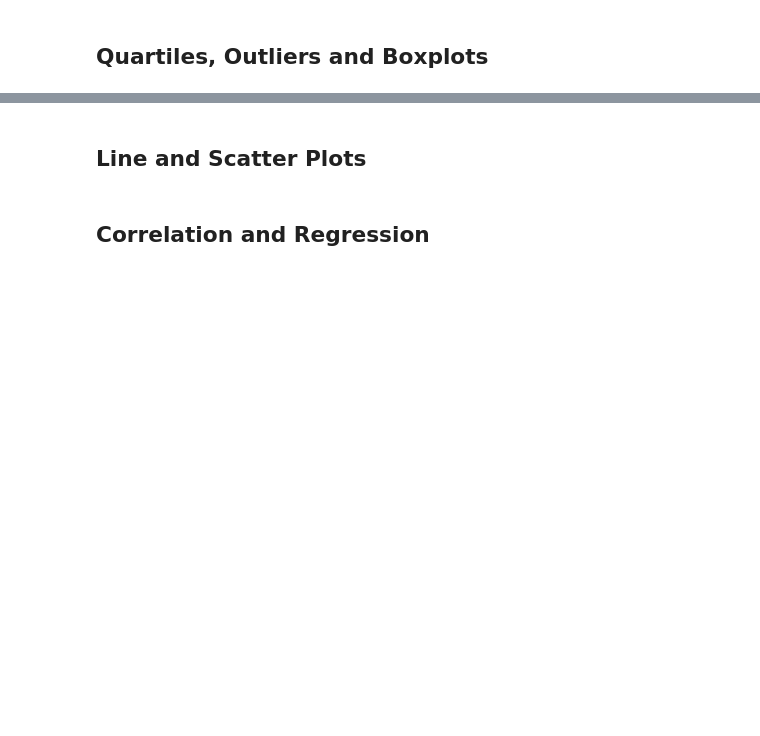
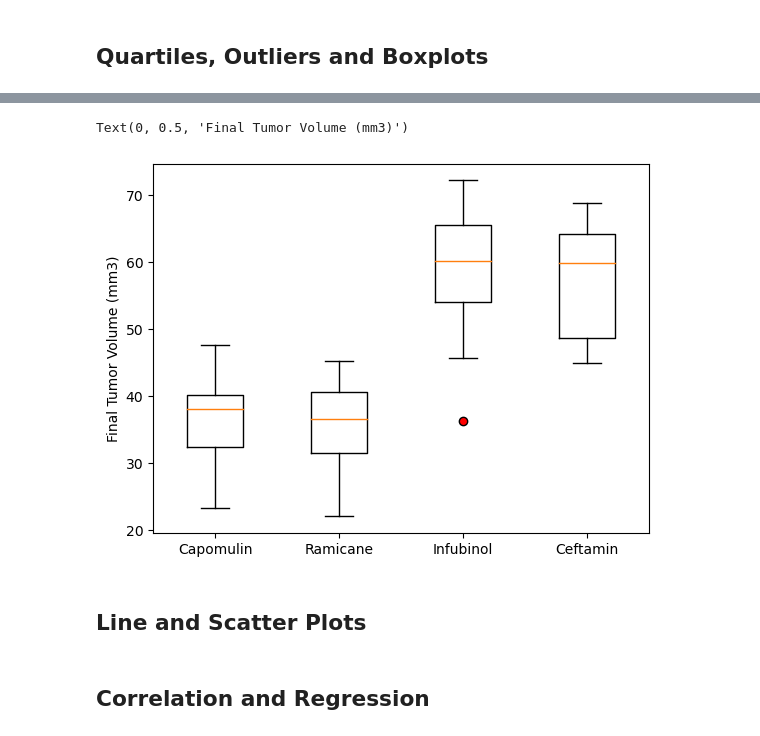
Before and after one commit to mlech413/Matplotlib-Data-Visualization, a Jupyter notebook: Pymaceuticals/pymaceuticals.ipynb, the cells around one changed output, grey strips where cells are left out. Drawn from its saved outputs; the diff is of its cells as text; code cells hidden in the pictures; blank space fills up the shorter version.

Commit message:
outliers

```diff
--- a/Pymaceuticals/pymaceuticals.ipynb
+++ b/Pymaceuticals/pymaceuticals.ipynb
@@ -190,6 +190,9 @@ plt.show()
 # Capomulin, Ramicane, Infubinol, and Ceftamin
 
 # Start by getting the last (greatest) timepoint for each mouse
-
+max_timepoint_df = mouse_study_clean_df.groupby(['Mouse ID'])['Timepoint'].max()
+max_timepoint_df.reset_index()
 
 # Merge this group df with the original DataFrame to get the tumor volume at the last timepoint
+merged_tumor_vol_df = pd.merge(max_timepoint_df, mouse_study_clean_df, on=["Mouse ID", "Timepoint"], how='left')
+merged_tumor_vol_df
@@ -196,17 +213,26 @@ plt.show()
 # %%
 # Put treatments into a list for for loop (and later for plot labels)
-
+treatment_list = ['Capomulin', 'Ramicane', 'Infubinol', 'Ceftamin']
+# treatment_list = ['Capomulin']
 
 # Create empty list to fill with tumor vol data (for plotting)
-
+tumor_vol_list = []
 
 # Calculate the IQR and quantitatively determine if there are any potential outliers.
-
+for treatment in treatment_list:
 
     # Locate the rows which contain mice on each drug and get the tumor volumes
-
+    tumor_vol_output = merged_tumor_vol_df.loc[merged_tumor_vol_df['Drug Regimen'] == treatment, 'Tumor Volume (mm3)']
 
     # add subset
-
+    tumor_vol_list.append(tumor_vol_output)
 
     # Determine outliers using upper and lower bounds
+    quartiles = tumor_vol_output.quantile([.25,.5,.75])
+    lowerq = quartiles[.25]
+    upperq = quartiles[.75]
+    irq = upperq - lowerq
+    lower_bound = lowerq - (1.5*irq)
+    upper_bound = upperq + (1.5*irq)
+    outliers = tumor_vol_output.loc[(tumor_vol_output < lower_bound) | (tumor_vol_output > upper_bound)]
+    print(f'Outlier drug regimen: {treatment}, possible outliers: {outliers}')
@@ -213,5 +245,10 @@ plt.show()
 # %%
 # Generate a box plot that shows the distrubution of the tumor volume for each treatment group.
+plt.boxplot(tumor_vol_list, labels=treatment_list, flierprops=dict(markerfacecolor='red'))
+plt.ylabel('Final Tumor Volume (mm3)')
+# %% [output]
+Text(0, 0.5, 'Final Tumor Volume (mm3)')
+[figure, added]
 # %% [markdown]
 ## Line and Scatter Plots
 # %%
```
Also changed, not shown: parts of 3 cells of this notebook.
